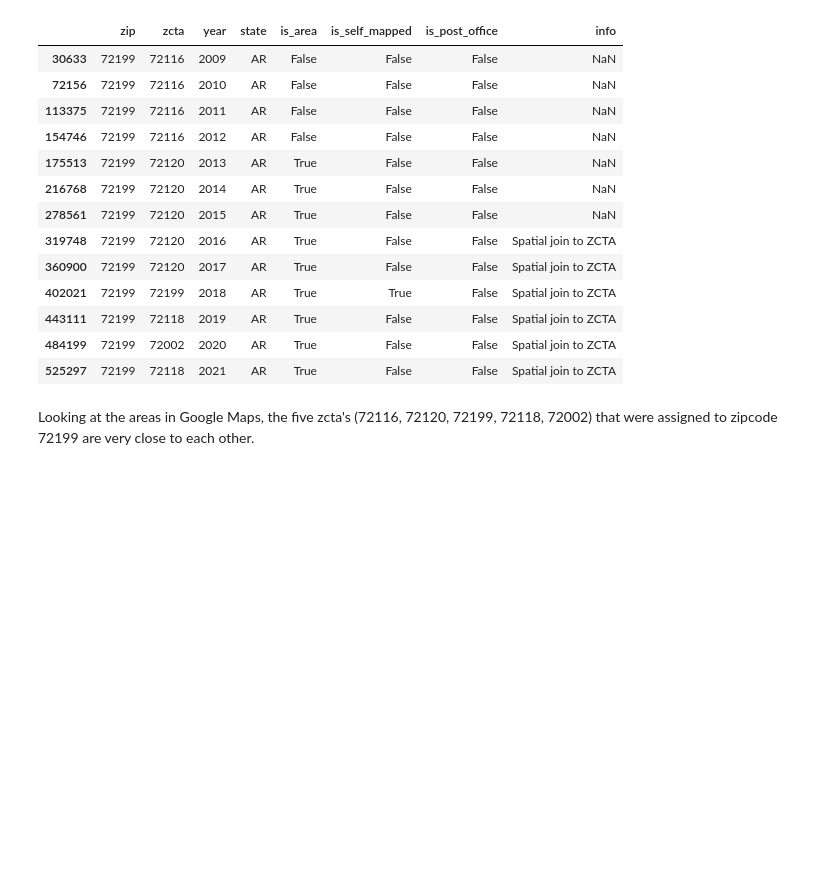
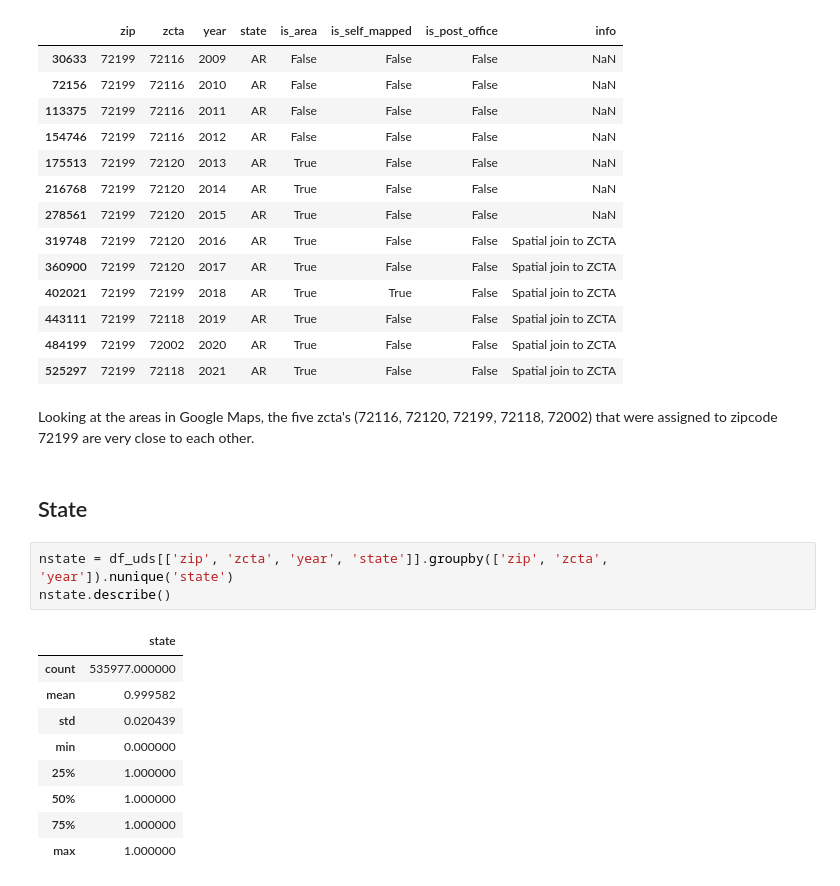
Before and after one commit to NSAPH-Data-Processing/zip2zcta_master_xwalk, a Jupyter notebook: notes/eda_clean_uds.ipynb, the cells around one changed output. Drawn from its saved outputs; the diff is of its cells as text; blank space fills up the shorter version.

```diff
--- a/notes/eda_clean_uds.ipynb
+++ b/notes/eda_clean_uds.ipynb
@@ -50,3 +50,18 @@ df_uds[df_uds.zip == 72199]
 | 525297 | 72199 | 72118 | 2021 | AR | True | False | False | Spatial join to ZCTA |
 # %% [markdown]
 Looking at the areas in Google Maps, the five zcta's (72116, 72120, 72199, 72118, 72002) that were assigned to zipcode 72199 are very close to each other.
+# %% [markdown]
+## State
+# %%
+nstate = df_uds[['zip', 'zcta', 'year', 'state']].groupby(['zip', 'zcta', 'year']).nunique('state')
+nstate.describe()
+# %% [output]
+|  | state |
+| count | 535977.000000 |
+| mean | 0.999582 |
+| std | 0.020439 |
+| min | 0.000000 |
+| 25% | 1.000000 |
+| 50% | 1.000000 |
+| 75% | 1.000000 |
+| max | 1.000000 |
```
Also changed, not shown: parts of 7 cells of this notebook.
